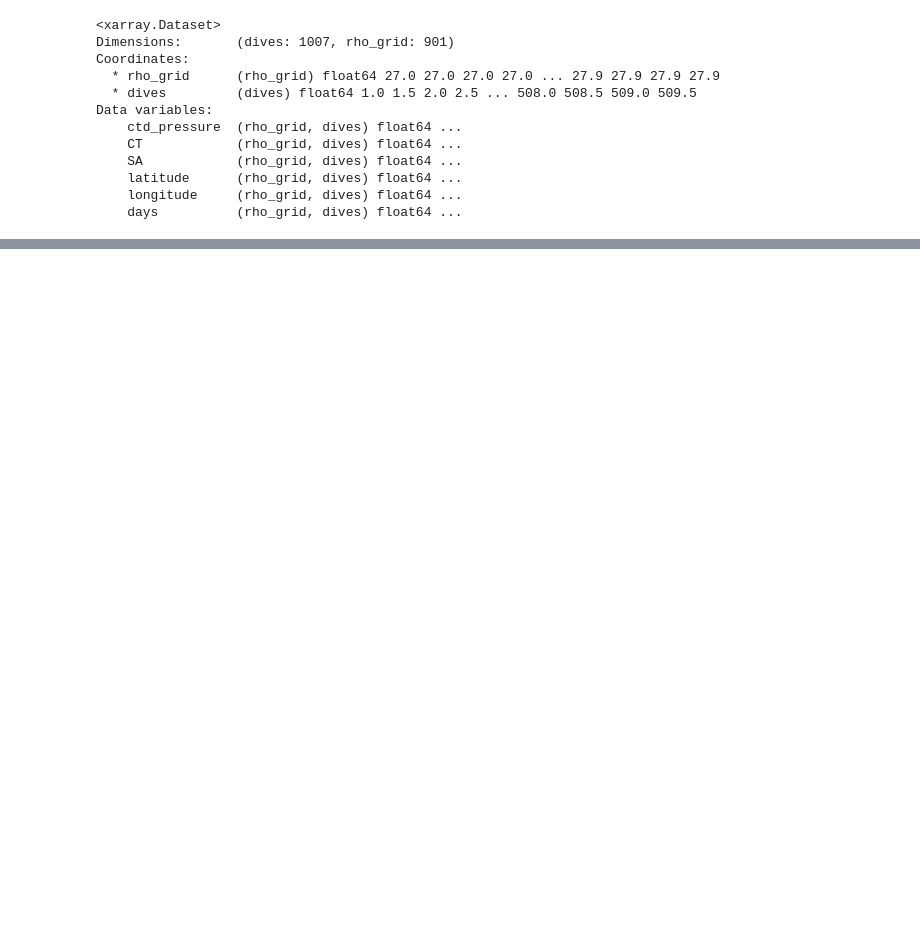
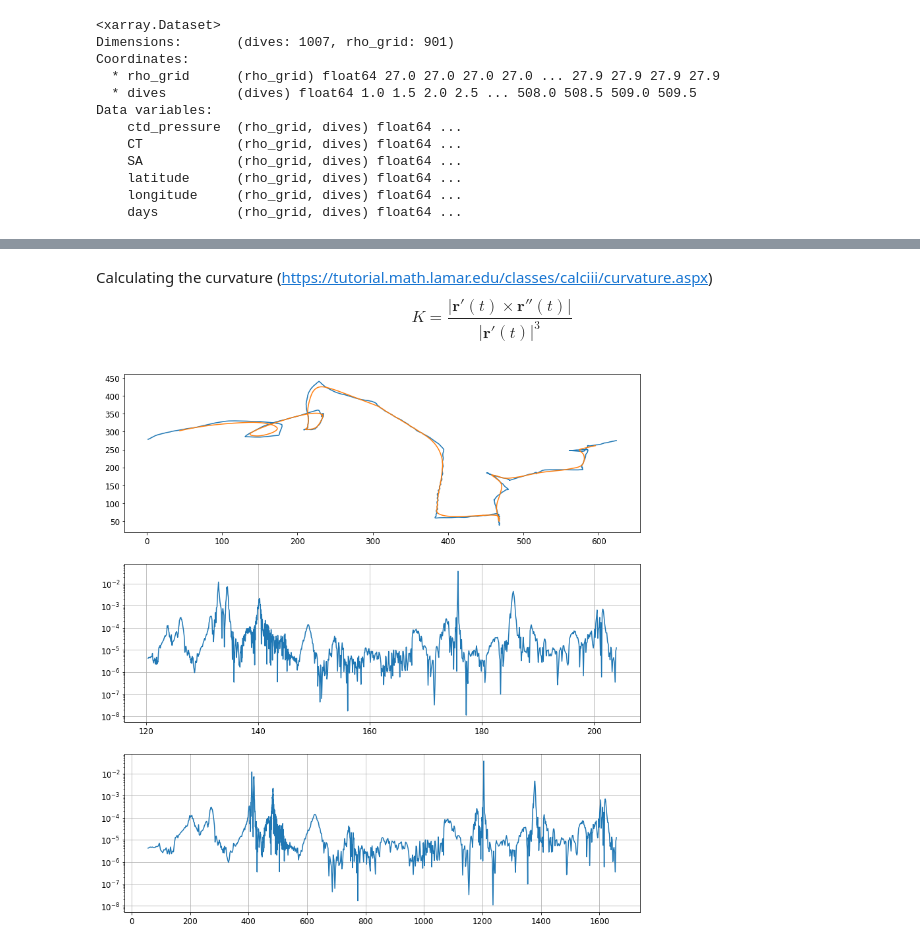
Before and after one commit to dhruvbalwada/sogos, a Jupyter notebook: notebooks/notebooks_variability_paper/wavenumber_spectra_straight_sections.ipynb, the cells around one changed output, grey strips where cells are left out. Cells and saved outputs as stored; diff of their text form; code cells hidden in the pictures; blank space fills up the shorter version.

```diff
--- a/notebooks/notebooks_variability_paper/wavenumber_spectra.ipynb
+++ b/notebooks/notebooks_variability_paper/wavenumber_spectra_straight_sections.ipynb
@@ -62,0 +222,48 @@ Data variables:
+# %% [markdown]
+Calculating the curvature (https://tutorial.math.lamar.edu/classes/calciii/curvature.aspx)
+$$
+K = \frac{|\mathbf{r}'(t) \times \mathbf{r}''(t)|}{|\mathbf{r}'(t)|^3}
+$$
+# %%
+dist_660 = xr.DataArray(np.cumsum(gt.utils.distance(lon_660, lat_660)),
+                        dims=['dives'],
+                        coords = {'dives': lon_660.dives})
+days = ds_660_grid.days.mean('ctd_pressure')
+# %%
+plt.figure(figsize=(14,15))
+
+for sm_par in [35]:
+    dist_sm = dist_660.rolling(dives=sm_par, center=True).mean()
+    dX = dist_sm.diff('dives')
+    r_x = X_660.rolling(dives=sm_par, center=True).mean().diff('dives')/dX
+    r_y = Y_660.rolling(dives=sm_par, center=True).mean().diff('dives')/dX
+
+    r_xx = r_x.diff('dives')/dX
+    r_yy = r_y.diff('dives')/dX
+
+    num = (r_x*r_yy - r_y*r_xx)
+    den = (r_x**2 + r_y**2)**(3/2)
+
+    K = num/den
+    days = days.where(days.dives == K.dives) # choose for plotting
+    dist_sm = dist_sm.where(days.dives == K.dives) # choose for plotting
+
+    plt.subplot(311)
+    plt.plot(X_660/1e3, Y_660/1e3)
+    plt.plot(X_660.rolling(dives=sm_par).mean()/1e3, Y_660.rolling(dives=sm_par).mean()/1e3)
+
+    plt.subplot(312)
+    plt.plot(days, np.abs(K))
+
+    plt.subplot(313)
+    plt.plot(dist_sm/1e3, np.abs(K))
+
+plt.subplot(312)
+plt.yscale('log')
+plt.grid()
+
+plt.subplot(313)
+plt.yscale('log')
+plt.grid()
+# %% [output]
+[figure, added]
```
Also changed, not shown: parts of 13 cells of this notebook.
